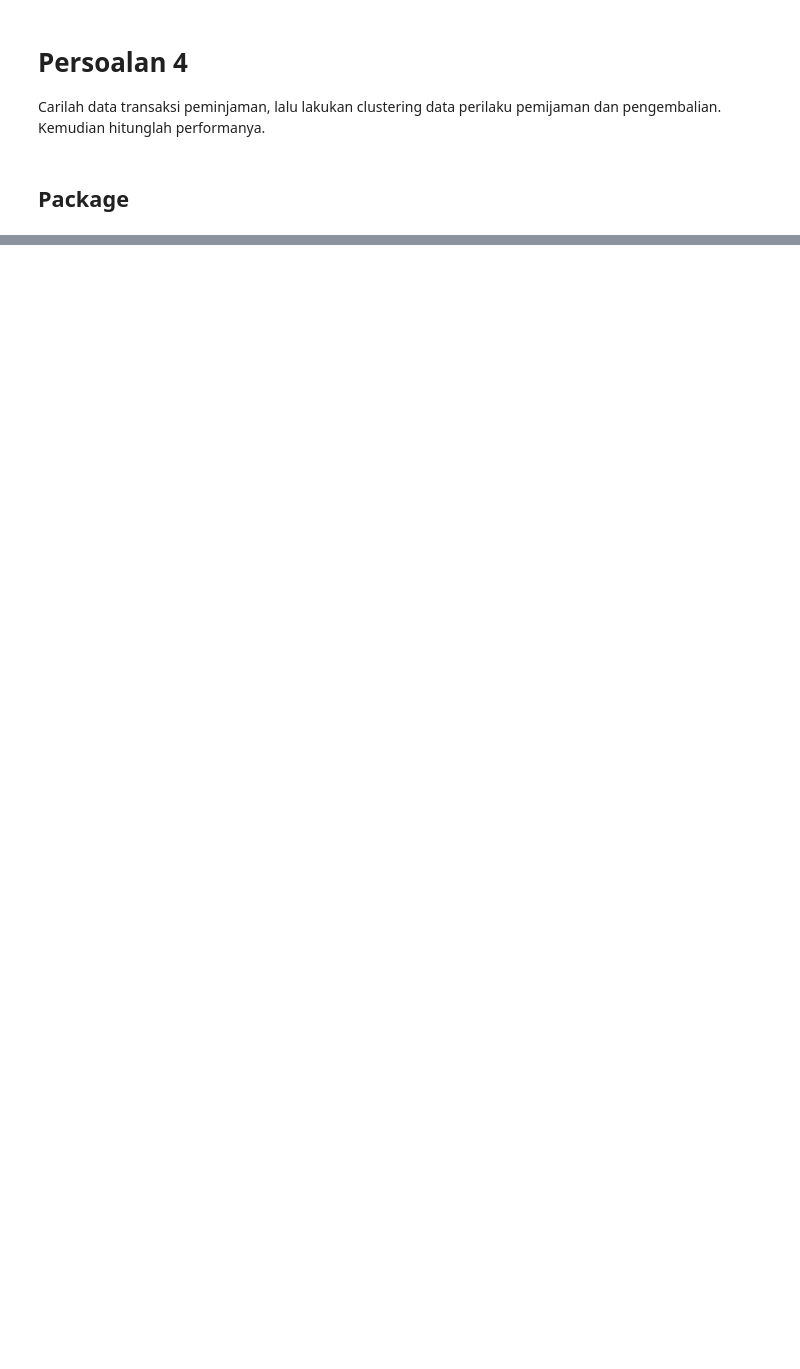
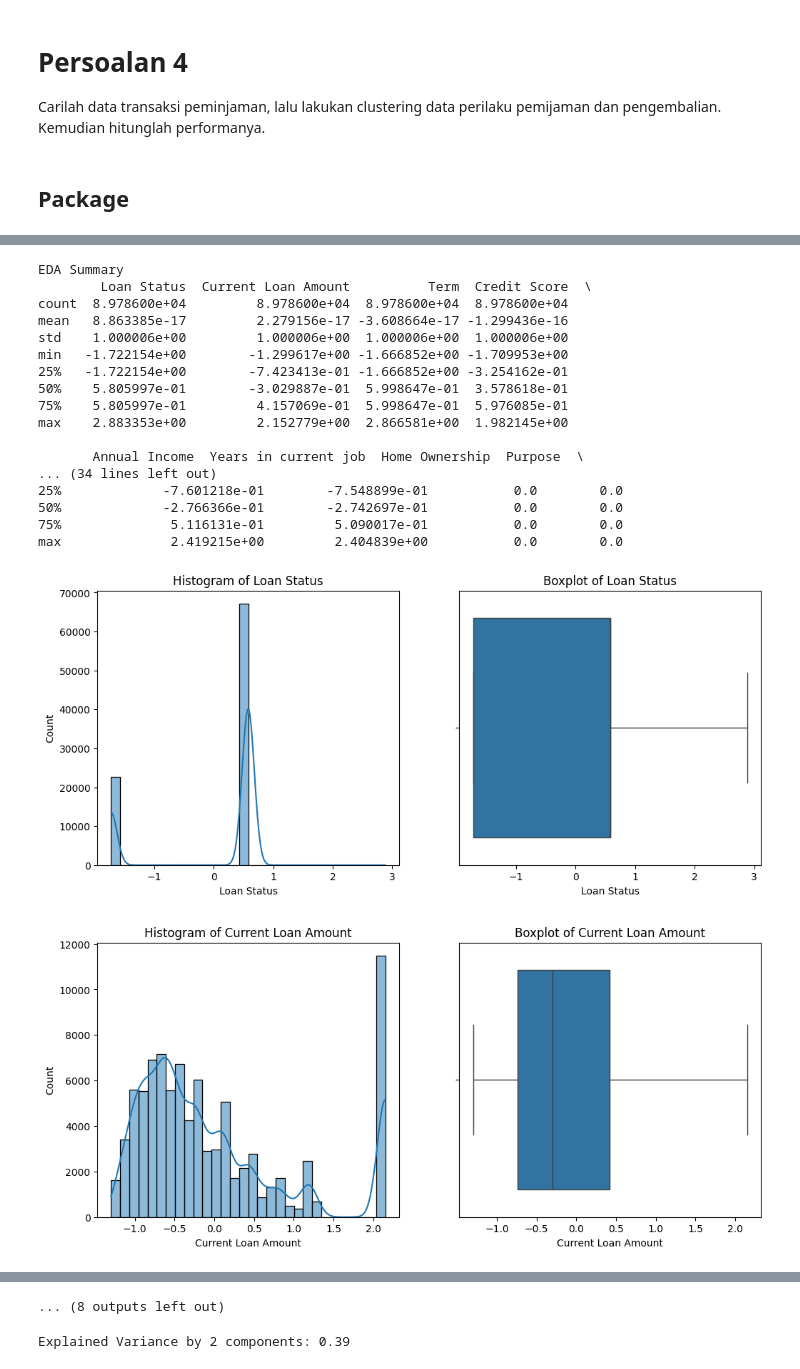
Before and after one commit to mbudis23/big-data-final-exam, a Jupyter notebook: notebooks/problem_4.ipynb, the cells around one changed output, grey strips where cells are left out. Cells and saved outputs as stored; diff of their text form; code cells hidden in the pictures; blank space fills up the shorter version.

```diff
--- a/notebooks/problem_4.ipynb
+++ b/notebooks/problem_4.ipynb
@@ -201,0 +155,44 @@ Passing `palette` without assigning `hue` is deprecated and will be removed in v
+# %%
+# Handle Outliers and Normalize Numeric Data
+def process_numeric_columns(df):
+    numeric_columns = df.select_dtypes(include=['int64', 'float64']).columns
+
+    # Handle outliers
+    for col in numeric_columns:
+        Q1 = df[col].quantile(0.25)
+        Q3 = df[col].quantile(0.75)
+        IQR = Q3 - Q1
+        lower_bound = Q1 - 1.5 * IQR
+        upper_bound = Q3 + 1.5 * IQR
+        df[col] = df[col].clip(lower=lower_bound, upper=upper_bound)
+
+    # Normalize numeric data
+    scaler = StandardScaler()
+    df[numeric_columns] = scaler.fit_transform(df[numeric_columns])
+
+    return df
+
+df = process_numeric_columns(df)
+# %%
+# Exploratory Data Analysis (EDA)
+perform_eda(df)
+# %% [output]
+EDA Summary
+        Loan Status  Current Loan Amount          Term  Credit Score  \
+count  8.978600e+04         8.978600e+04  8.978600e+04  8.978600e+04
+mean   8.863385e-17         2.279156e-17 -3.608664e-17 -1.299436e-16
+std    1.000006e+00         1.000006e+00  1.000006e+00  1.000006e+00
+min   -1.722154e+00        -1.299617e+00 -1.666852e+00 -1.709953e+00
+25%   -1.722154e+00        -7.423413e-01 -1.666852e+00 -3.254162e-01
+50%    5.805997e-01        -3.029887e-01  5.998647e-01  3.578618e-01
+75%    5.805997e-01         4.157069e-01  5.998647e-01  5.976085e-01
+max    2.883353e+00         2.152779e+00  2.866581e+00  1.982145e+00
+
+       Annual Income  Years in current job  Home Ownership  Purpose  \
+... (34 lines left out)
+25%             -7.601218e-01        -7.548899e-01           0.0        0.0
+50%             -2.766366e-01        -2.742697e-01           0.0        0.0
+75%              5.116131e-01         5.090017e-01           0.0        0.0
+max              2.419215e+00         2.404839e+00           0.0        0.0
+[figure, added]
+[figure, added]
@@ -201,0 +208 @@ Passing `palette` without assigning `hue` is deprecated and will be removed in v
+... (8 outputs left out)
@@ -201,0 +211,12 @@ Passing `palette` without assigning `hue` is deprecated and will be removed in v
+# %%
+# Dimensionality Reduction using PCA
+def reduce_dimensions(df, n_components=2):
+    pca = PCA(n_components=n_components)
+    reduced_data = pca.fit_transform(df)
+    explained_variance = np.sum(pca.explained_variance_ratio_)
+    print(f"Explained Variance by {n_components} components: {explained_variance:.2f}")
+    return reduced_data
+
+reduced_data = reduce_dimensions(df)
+# %% [output]
+Explained Variance by 2 components: 0.39
```
Also changed, not shown: parts of 14 cells of this notebook, 1 other file.
